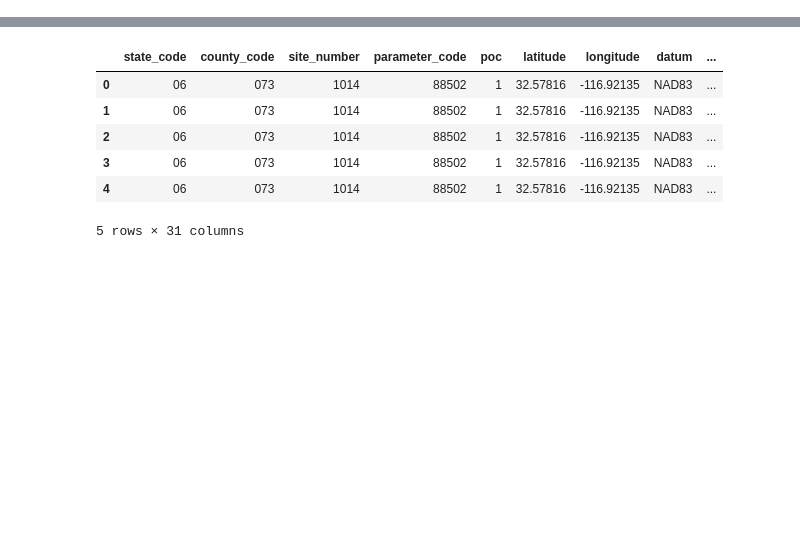
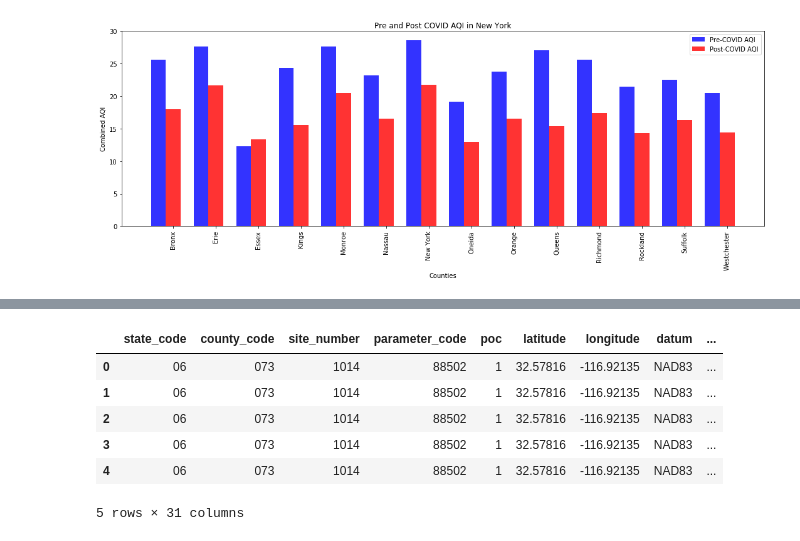
Before and after one commit to TrentELittle/BootcampProject1, a Jupyter notebook: project_main.ipynb, the cells around one changed output, grey strips where cells are left out. Saved outputs shown, nothing was run; the diff lists cells and outputs as text; code cells hidden in the pictures; blank space fills up the shorter version.

Commit message:
Final Merge

```diff
--- a/project_main.ipynb
+++ b/project_main.ipynb
@@ -52,0 +162,3 @@ illinois_oz_20_data = []
+# %%
+NYcountyaqi = mergedny_df.groupby(["county"])["aqi"].mean().reset_index()
+NYcountyaqi
@@ -52,0 +181,3 @@ illinois_oz_20_data = []
+# %%
+COVIDNYcountyaqi = COVIDmergedny_df.groupby(["county"])["aqi"].mean().reset_index()
+COVIDNYcountyaqi
@@ -52,0 +200,3 @@ illinois_oz_20_data = []
+# %%
+COVIDNYcountyaqi = COVIDNYcountyaqi.rename(columns = {"aqi":"Post-COVID aqi"})
+COVIDNYcountyaqi
@@ -52,0 +219,3 @@ illinois_oz_20_data = []
+# %%
+COVIDaqiMerge_df = COVIDNYcountyaqi.merge(NYcountyaqi, how='outer', on=["county"])
+COVIDaqiMerge_df
@@ -52,0 +238,33 @@ illinois_oz_20_data = []
+# %%
+n_groups = 14
+county = COVIDaqiMerge_df["county"]
+preCOVID = COVIDaqiMerge_df["aqi"]
+postCOVID = COVIDaqiMerge_df["Post-COVID aqi"]
+
+# create plot
+fig, ax = plt.subplots()
+index = np.arange(n_groups)
+bar_width = 0.35
+opacity = 0.8
+
+rects1 = plt.bar(index, preCOVID, bar_width,
+alpha=opacity,
+color='b',
+label='Pre-COVID AQI')
+
+rects2 = plt.bar(index + bar_width, postCOVID, bar_width,
+alpha=opacity,
+color='r',
+label='Post-COVID AQI')
+
+plt.xlabel('Counties')
+plt.ylabel('Combined AQI')
+plt.title('Pre and Post COVID AQI in New York')
+plt.xticks(index + bar_width, ('Bronx', 'Erie', 'Essex', 'Kings', 'Monroe', 'Nassau', "New York", "Oneida", 'Orange', 'Queens', 'Richmond', 'Rockland', 'Suffolk', 'Westchester'), rotation=90)
+plt.legend()
+
+plt.tight_layout()
+plt.show()
+fig.savefig('plot.png')
+# %% [output]
+[figure, added]
```
Also changed, not shown: parts of 26 cells of this notebook, 1 other file.
